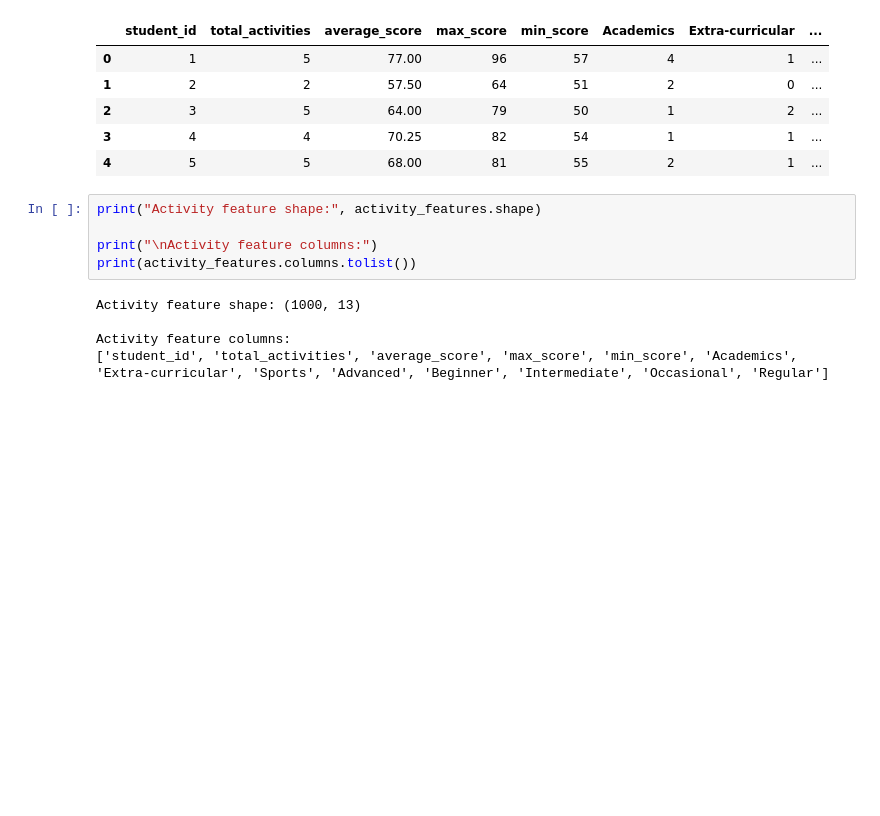
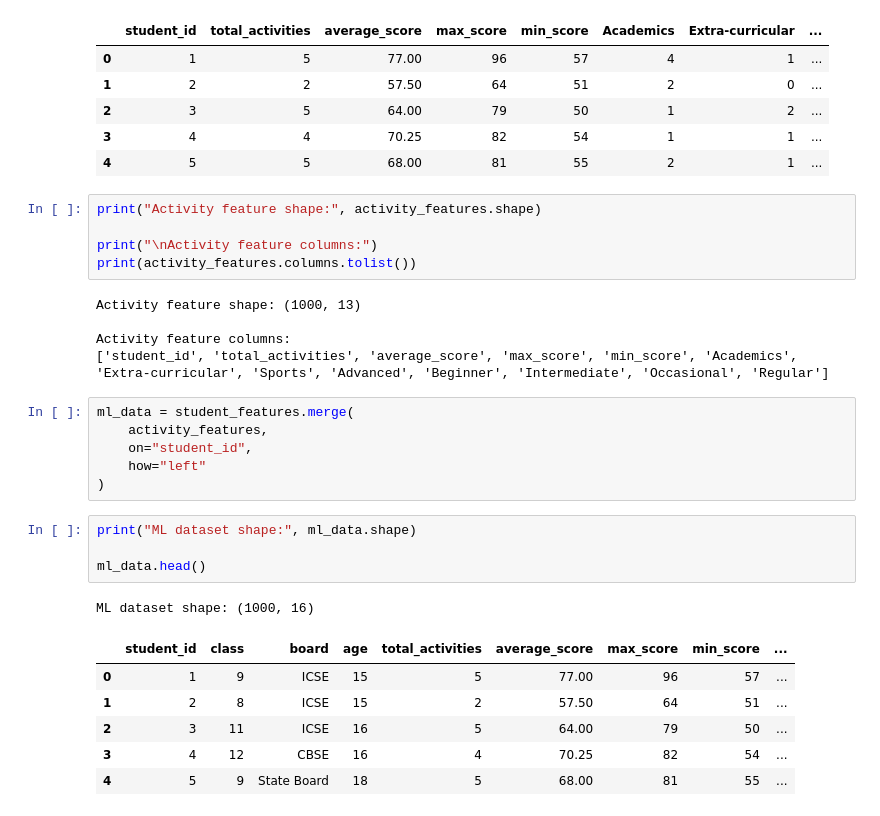
Before and after one commit to PrasastiBaitharu/ybi_foundation, a Jupyter notebook: YBI_45_DAY_INTERNSHIP.ipynb, the cells around one changed output. Saved outputs shown, nothing was run; the diff lists cells and outputs as text; blank space fills up the shorter version.

Commit message:
Combine student and activity features

```diff
--- a/YBI_45_DAY_INTERNSHIP.ipynb
+++ b/YBI_45_DAY_INTERNSHIP.ipynb
@@ -556,3 +556,21 @@ Activity feature shape: (1000, 13)
 
 Activity feature columns:
 ['student_id', 'total_activities', 'average_score', 'max_score', 'min_score', 'Academics', 'Extra-curricular', 'Sports', 'Advanced', 'Beginner', 'Intermediate', 'Occasional', 'Regular']
+# %%
+ml_data = student_features.merge(
+    activity_features,
+    on="student_id",
+    how="left"
+)
+# %%
+print("ML dataset shape:", ml_data.shape)
+
+ml_data.head()
+# %% [output]
+ML dataset shape: (1000, 16)
+|  | student_id | class | board | age | total_activities | average_score | max_score | min_score | ... |
+| 0 | 1 | 9 | ICSE | 15 | 5 | 77.00 | 96 | 57 | ... |
+| 1 | 2 | 8 | ICSE | 15 | 2 | 57.50 | 64 | 51 | ... |
+| 2 | 3 | 11 | ICSE | 16 | 5 | 64.00 | 79 | 50 | ... |
+| 3 | 4 | 12 | CBSE | 16 | 4 | 70.25 | 82 | 54 | ... |
+| 4 | 5 | 9 | State Board | 18 | 5 | 68.00 | 81 | 55 | ... |
```
Also changed, not shown: parts of 1 cell of this notebook.
